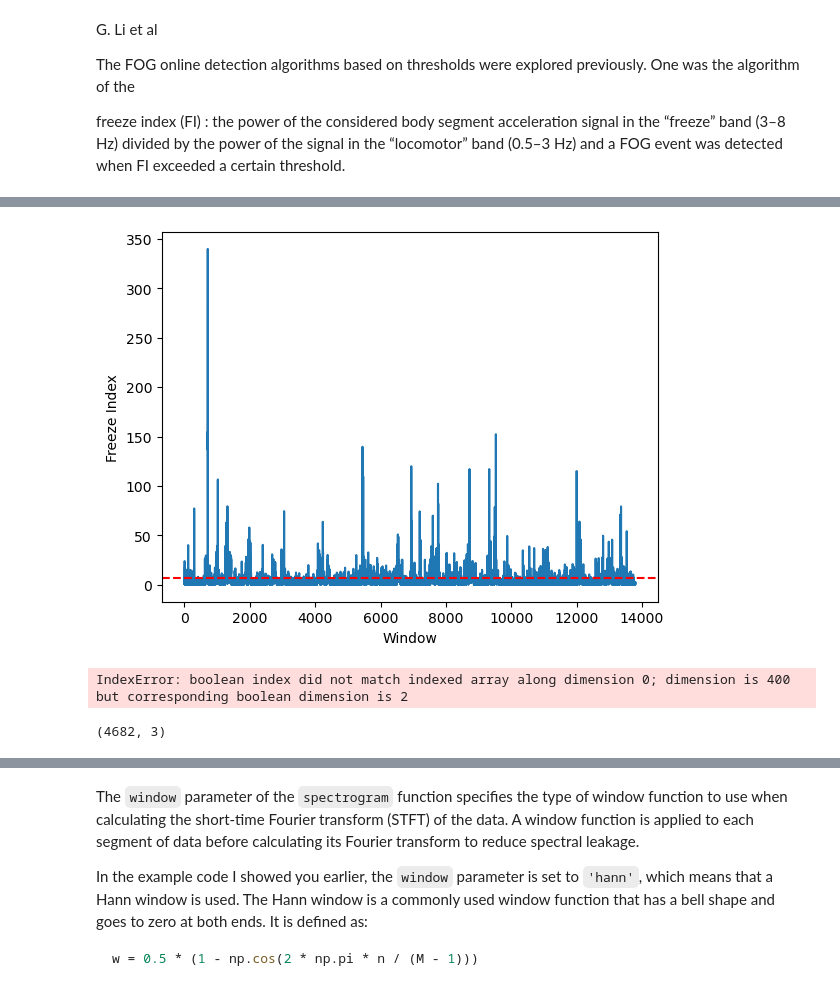
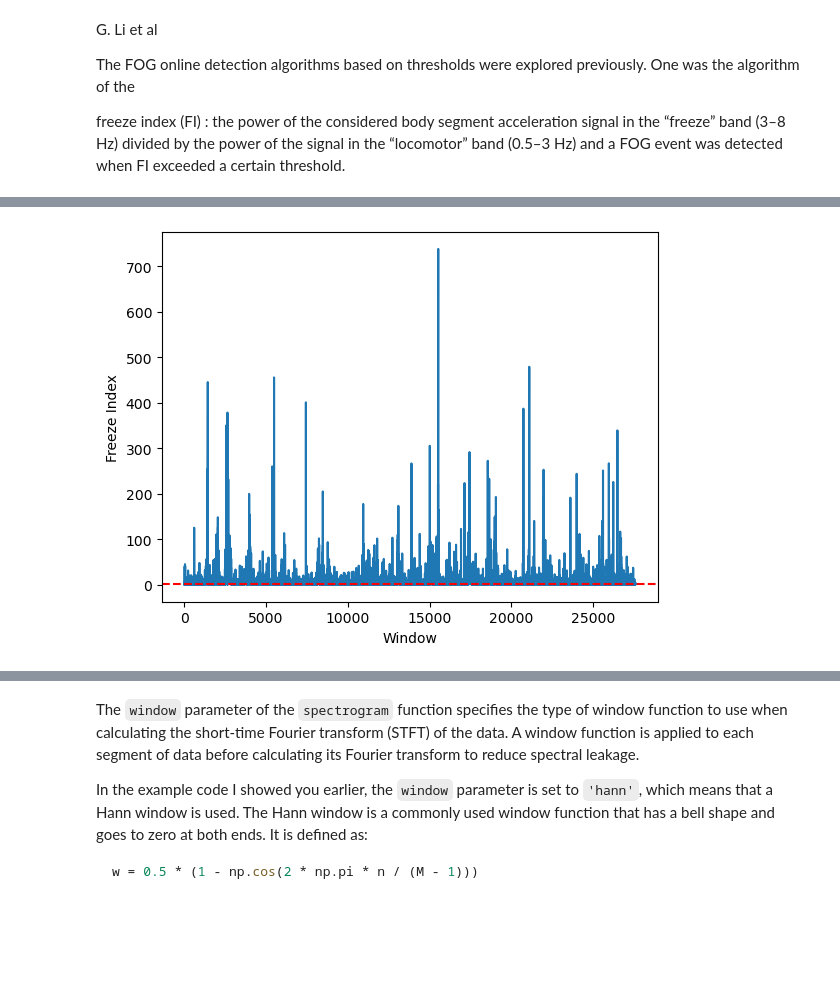
Before and after one commit to JO-HEEJIN/AI, a Jupyter notebook: fog-fi-by-momo.ipynb, the cells around one changed output, grey strips where cells are left out. Cells and saved outputs as stored; diff of their text form; code cells hidden in the pictures; blank space fills up the shorter version.

```diff
--- a/fog-fi-by-momo.ipynb
+++ b/fog-fi-by-momo.ipynb
@@ -144,7 +146,3 @@ train_tdcsfog = glob.glob(BASE_PATH + 'train/tdcsfog/*.csv')
 To calculate the Freeze Index (FI) from freezing of gait data using Python, you can use a function that computes the average power of the signal in a specific frequency band. The Freeze Index is defined as the ratio between the power contained in the so-called freezing and locomotion frequency bands (3-8 Hz and 0.5-3 Hz respectively). You can use a function like bandpower to get the power in each frequency band and divide them1.
 
 Here is an example of a freeze_index function that calculates the Freeze Index using the bandpower function2:
-# %%
-def freeze_index(data, sf, band1, band2, win_sec=None, relative=False):
-    fi = bandpower(data, sf, band1, win_sec, relative) / bandpower(data, sf, band2, win_sec, relative)
-    return fi
@@ -297,46 +277,40 @@ def freeze_index(data, sf, freeze_band=(3, 8), locomotor_band=(0.5, 3)):
 
 # Define the sampling frequency, window length, and threshold
 sf = 128  # Hz
-win_sec = 4  # seconds
-threshold = 7.0
+win_sec = 2  # seconds
+threshold = 2.3
 
 # Calculate the number of samples per window
 win_size = int(win_sec * sf)
 
 # Calculate the number of windows in the data
 n_windows = len(tdcs_acc) // win_size
 
 # Initialize an array to store the FI values
 fi_values = np.zeros(n_windows)
 
 # Loop over each window of data
 for i in range(n_windows):
     # Get the current window of data
     start = i * win_size
     stop = start + win_size
     data_win = tdcs_acc[start:stop]
 
     # Calculate the Freeze Index (FI) for this window
     fi = freeze_index(data_win, sf)
     fi_values[i] = fi
 
 # Plot the FI values and the threshold
 plt.plot(fi_values)
 plt.axhline(threshold, color='r', linestyle='--')
 plt.xlabel('Window')
 plt.ylabel('Freeze Index')
 plt.show()
 # %% [output]
-[figure, old version]
+[figure, new version]
 # %%
-import pandas as pd
-import numpy as np
-
 # Define window length
-win_sec = 4  # seconds
-
-# Calculate the number of samples per window
-win_size = int(win_sec * sf)
+win_sec = 4 # seconds
 
 # Read the metadata files into DataFrames
 tdcsfog_metadata = pd.read_csv(BASE_PATH + '/tdcsfog_metadata.csv')
@@ -354,6 +328,9 @@ else:
     sf = 100  # Hz
     subfolder = 'defog'
 
+# Calculate the number of samples per window
+win_size = int(win_sec * sf)  # result is 500
+
 # Read the acceleration data from a CSV file
 acc_data = pd.read_csv('/kaggle/input/tlvmc-parkinsons-freezing-gait-prediction/train/tdcsfog/003f117e14.csv')
 
@@ -362,11 +339,12 @@ acc_v = acc_data['AccV'].values
 acc_ml = acc_data['AccML'].values
 acc_ap = acc_data['AccAP'].values
 
-# Combine the acceleration data into a single array
-acc = np.column_stack((acc_v, acc_ml, acc_ap))
+# # Combine the acceleration data into a single array
+# acc = np.column_stack((acc_v, acc_ml, acc_ap))
+# acc_1d = np.concatenate((acc_v, acc_ml, acc_ap))
 
 # Calculate the number of windows in the data
-n_windows = len(acc) // win_size
+n_windows = len(tdcs_acc) // win_size
 
 # Initialize arrays to store the feature values
 fi_values = np.zeros(n_windows)
@@ -377,7 +355,7 @@ for i in range(n_windows):
     # Get the current window of data
     start = i * win_size
     stop = start + win_size
-    data_win = acc[start:stop]
+    data_win = tdcs_acc[start:stop]
 
     # Calculate the Freeze Index (FI) for this window
     fi = freeze_index(data_win, sf)
@@ -386,9 +364,13 @@ for i in range(n_windows):
     # Calculate the Energy Index (EI) for this window
     ei = np.sum(data_win ** 2)
     ei_values[i] = ei
+
+# Define the threshold value
+threshold = 7
+
+# Apply the threshold to the FI and EI values
+fi_fog = fi_values > threshold
+ei_fog = ei_values > threshold
+
+# Calculate the boolean mask indicating FOG events
+mb = np.logical_and(fi_fog, ei_fog)
-# %% [output]
-IndexError: boolean index did not match indexed array along dimension 0; dimension is 400 but corresponding boolean dimension is 2
-# %%
-np.shape(acc)
-# %% [output]
-(4682, 3)
```
Also changed, not shown: parts of 13 cells of this notebook.
